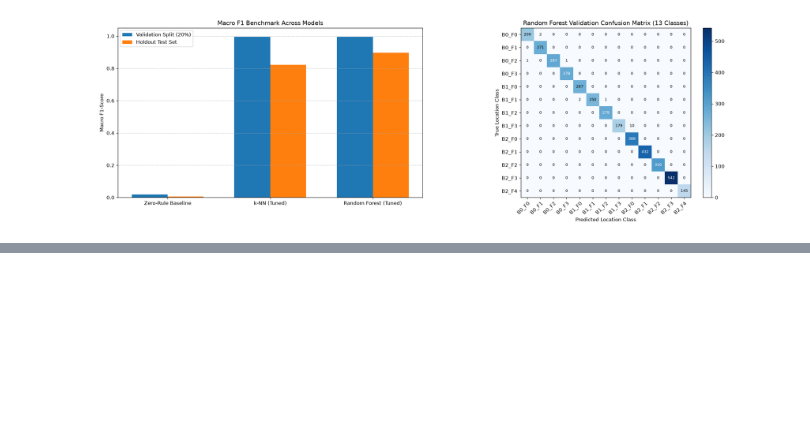
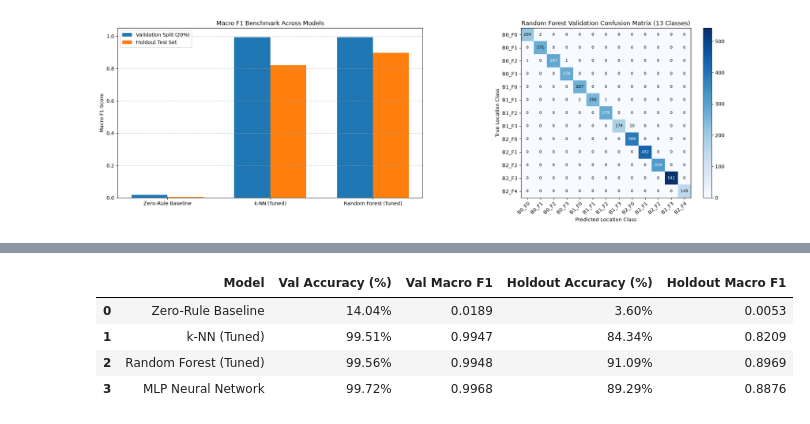
Before and after one commit to MadisonCyrus/code_wifi_indoor_localization, a Jupyter notebook: model_implementation_tuning.ipynb, the cells around one changed output, grey strips where cells are left out. Saved outputs shown, nothing was run; the diff lists cells and outputs as text; code cells hidden in the pictures; blank space fills up the shorter version.

Commit message:
added nueral network code

```diff
--- a/model_implementation_tuning.ipynb
+++ b/model_implementation_tuning.ipynb
@@ -201,0 +361,33 @@ plt.show()
+# %%
+# Predict with trained MLP
+mlp_model.eval()
+with torch.no_grad():
+    val_logits = mlp_model(X_test_tensor.to(device))
+    mlp_val_preds = torch.argmax(val_logits, dim=1).cpu().numpy()
+
+    holdout_logits = mlp_model(X_holdout_tensor.to(device))
+    mlp_holdout_preds = torch.argmax(holdout_logits, dim=1).cpu().numpy()
+
+# Add MLP to your existing results list
+results.append({
+    "Model": "MLP Neural Network",
+    "Val Accuracy (%)": accuracy_score(y_test_idx, mlp_val_preds) * 100,
+    "Val Macro F1": f1_score(y_test_idx, mlp_val_preds, average="macro"),
+    "Holdout Accuracy (%)": accuracy_score(y_holdout_idx, mlp_holdout_preds) * 100,
+    "Holdout Macro F1": f1_score(y_holdout_idx, mlp_holdout_preds, average="macro"),
+})
+
+# Display updated 4-model table
+updated_results_df = pd.DataFrame(results)
+display(updated_results_df.style.format({
+    "Val Accuracy (%)": "{:.2f}%",
+    "Val Macro F1": "{:.4f}",
+    "Holdout Accuracy (%)": "{:.2f}%",
+    "Holdout Macro F1": "{:.4f}",
+}))
+# %% [output]
+|  | Model | Val Accuracy (%) | Val Macro F1 | Holdout Accuracy (%) | Holdout Macro F1 |
+| 0 | Zero-Rule Baseline | 14.04% | 0.0189 | 3.60% | 0.0053 |
+| 1 | k-NN (Tuned) | 99.51% | 0.9947 | 84.34% | 0.8209 |
+| 2 | Random Forest (Tuned) | 99.56% | 0.9948 | 91.09% | 0.8969 |
+| 3 | MLP Neural Network | 99.72% | 0.9968 | 89.29% | 0.8876 |
```
Also changed, not shown: parts of 2 cells of this notebook, 1 other file.
